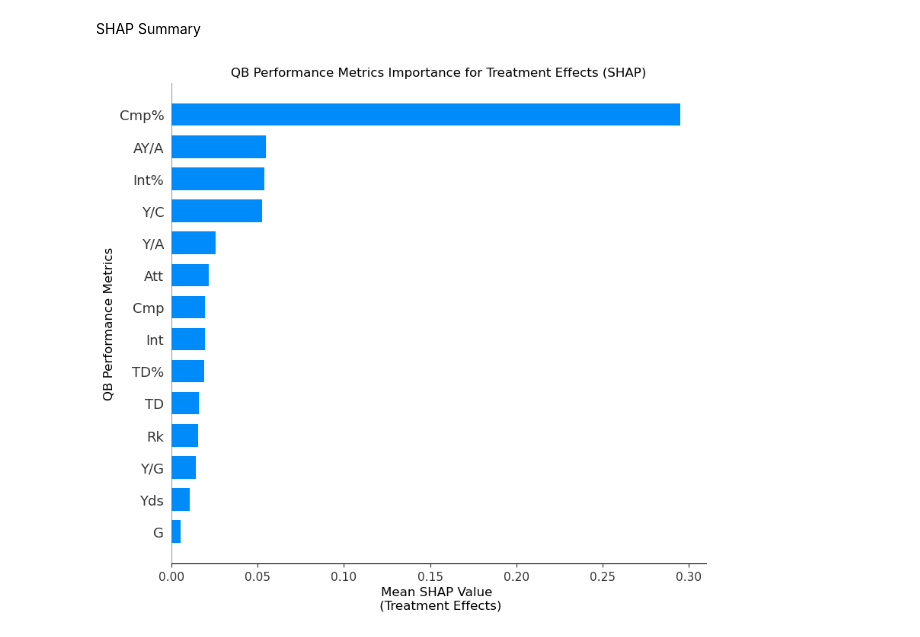
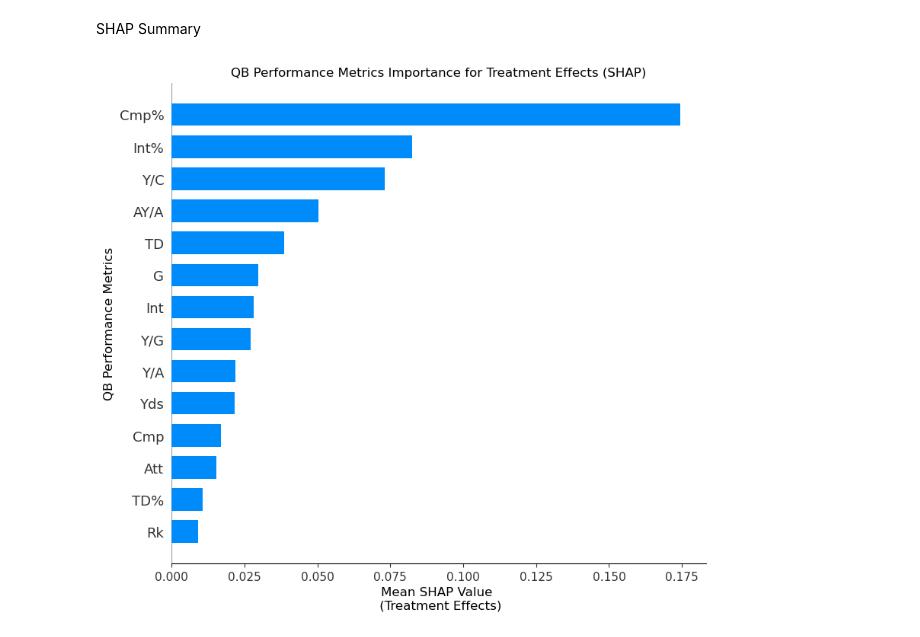
Before and after one commit to Kadenlam/NFL-2025-QB-Draft-Analysis, a Jupyter notebook: project folder/Source code.ipynb, the cells around one changed output. Cells and saved outputs as stored; diff of their text form; code cells hidden in the pictures.

```diff
--- a/project folder/Source code.ipynb
+++ b/project folder/Source code.ipynb
@@ -270,31 +280,43 @@ SHAP Summary
 # %%
 import shap
 
 # Ensure X is all numeric
 X = X.apply(pd.to_numeric, errors="coerce").dropna()
 
+#create a function to get treatment effect from cf model
+def model_for_shap(X_input):
+    return cf.const_marginal_effect(X_input).flatten()
+
+#create a background data set
+background = shap.sample(X, 100, random_state=0)
+
+# Create SHAP explainer
+explainer = shap.Explainer(model_for_shap, background)
+
+# Compute SHAP values
+shap_values = explainer(X)
 
 # Plot SHAP summary bar chart
 shap.summary_plot(
     shap_values.values,
     features=X,
     feature_names=X.columns,
     plot_type="bar",
     show=False)
 
 #plot axis
 plt.title("QB Performance Metrics Importance for Treatment Effects (SHAP)")
 plt.xlabel("Mean SHAP Value \n (Treatment Effects)", fontsize=12)
 plt.ylabel("QB Performance Metrics", fontsize = 12)
 
 
 #store as pdf
 plt.savefig(FIG+"SHAPvalues.pdf")
 
 #out
 plt.show()
 # %% [output]
-[figure, old version]
+[figure, new version]
 # %%
 import matplotlib.pyplot as plt
 import numpy as np
```
Also changed, not shown: parts of 9 cells of this notebook, 22 other files.
